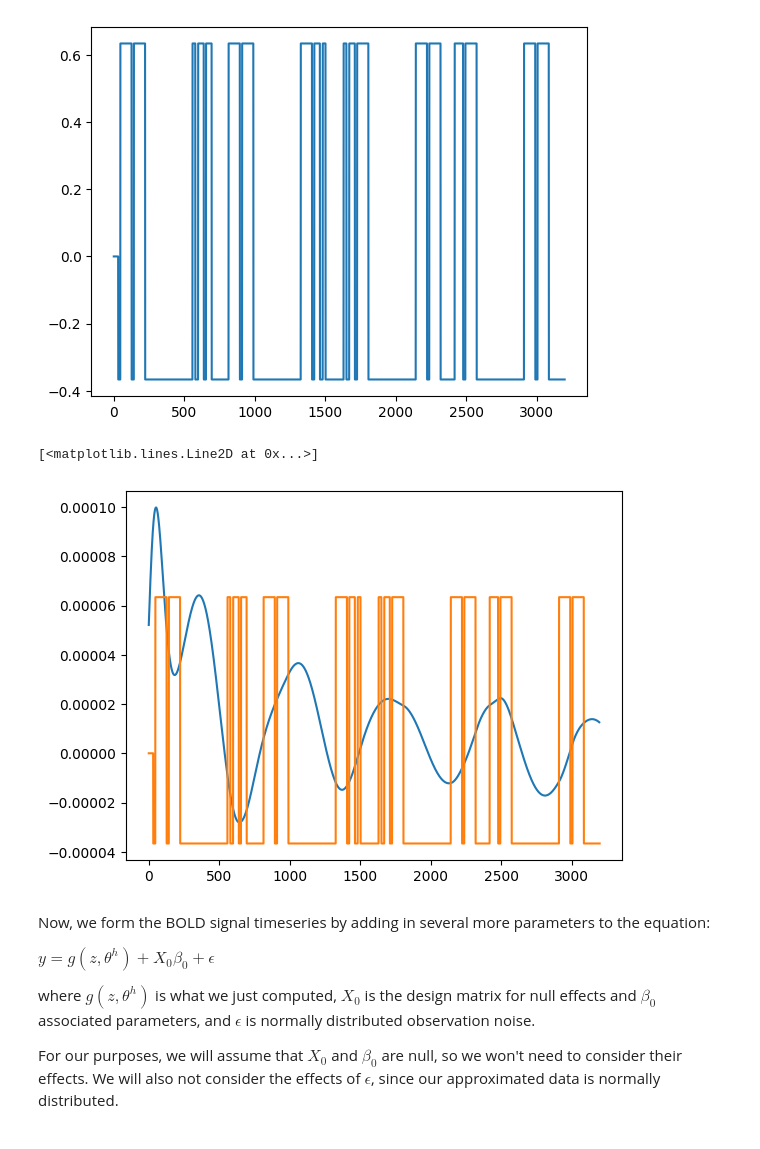
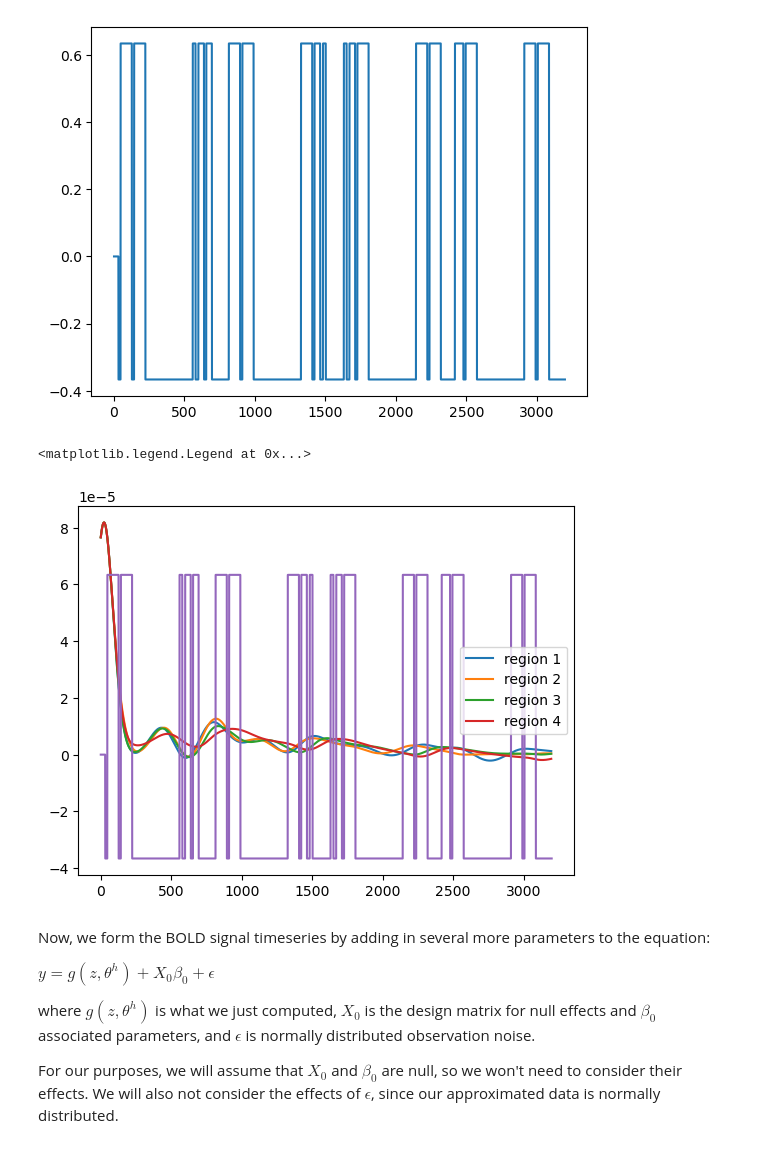
Before and after one commit to cyneuro/neuro_communication, a Jupyter notebook: DCM/DCM_tutorial.ipynb, the cells around one changed output. Cells and saved outputs as stored; diff of their text form; code cells hidden in the pictures.

```diff
--- a/DCM/DCM_tutorial.ipynb
+++ b/DCM/DCM_tutorial.ipynb
@@ -550,11 +527,15 @@ plt.plot(u[0])
 [<matplotlib.lines.Line2D at 0x...>]
 [figure]
 # %%
-plt.plot(np.diff(np.diff(dS_S0[:,0])))
+plt.plot(np.diff(np.diff(dS_S0[:,0])), label="region 1")
+plt.plot(np.diff(np.diff(dS_S0[:,1])), label="region 2")
+plt.plot(np.diff(np.diff(dS_S0[:,2])), label="region 3")
+plt.plot(np.diff(np.diff(dS_S0[:,3])), label="region 4")
 plt.plot(u[0] / 10000)
+plt.legend()
 # %% [output]
-[<matplotlib.lines.Line2D at 0x...>]
+<matplotlib.legend.Legend at 0x...>
-[figure, old version]
+[figure, new version]
 # %% [markdown]
 Now, we form the BOLD signal timeseries by adding in several more parameters to the equation:
 
```
Also changed, not shown: parts of 5 cells of this notebook.
